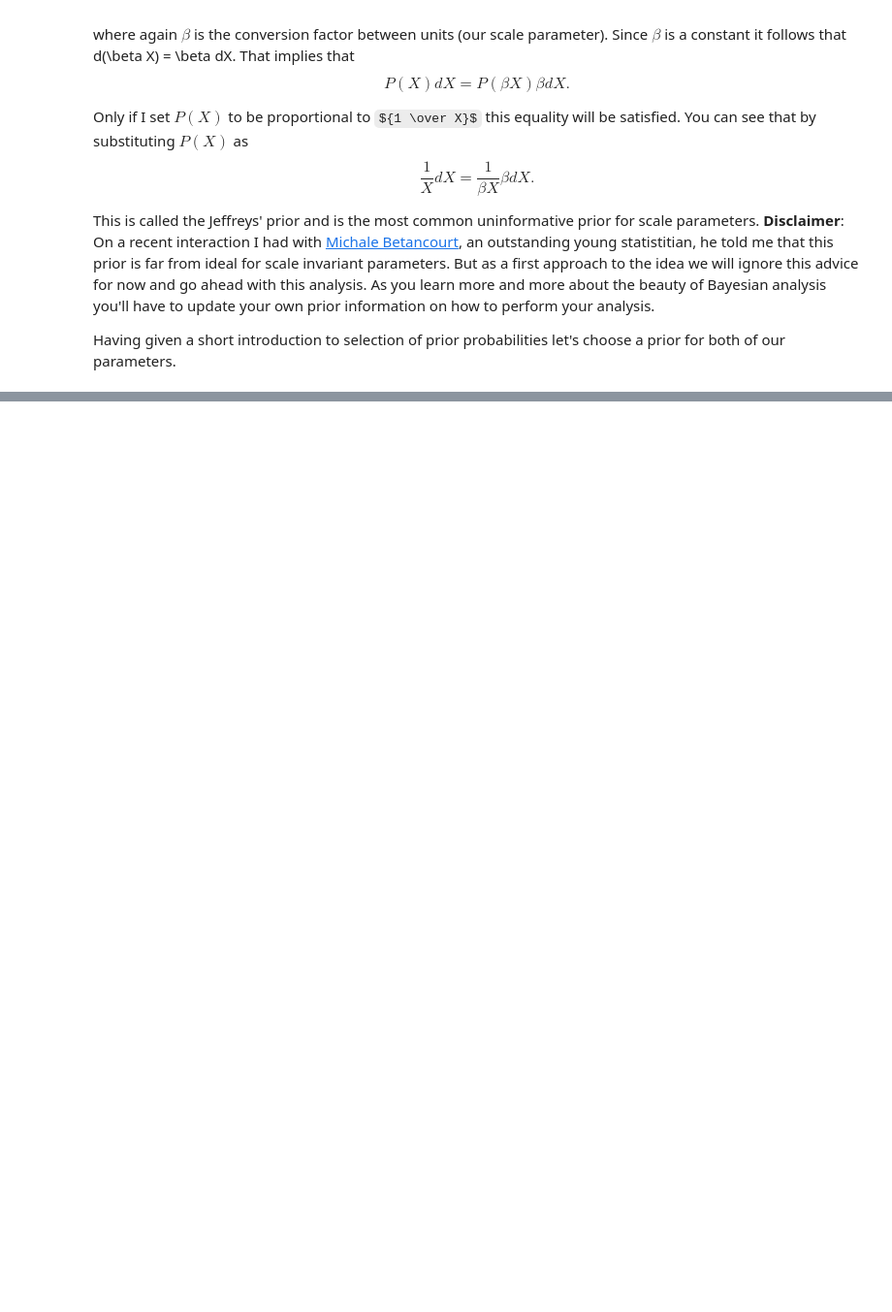
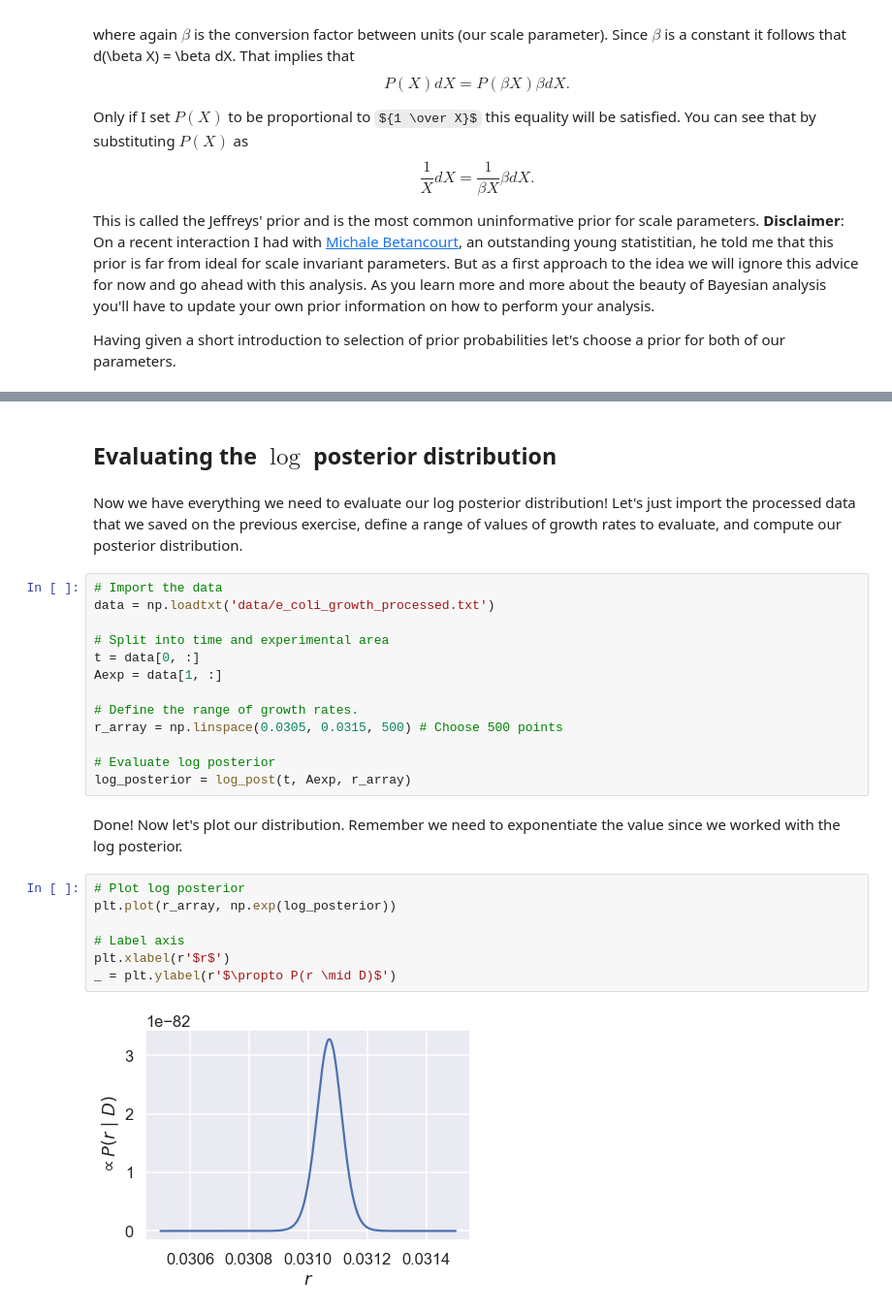
Before and after one commit to RPGroup-PBoC/ncbs_pboc, a Jupyter notebook: code/t1c_bayesian_inference.ipynb, the cells around one changed output, grey strips where cells are left out. Shown at 97% size. Saved outputs shown, nothing was run; the diff lists cells and outputs as text; some formulas as TeX source; blank space fills up the shorter version.

```diff
--- a/code/t1c_bayesian_inference.ipynb
+++ b/code/t1c_bayesian_inference.ipynb
@@ -196,0 +347,28 @@ Having given a short introduction to selection of prior probabilities let's choo
+# %% [markdown]
+## Evaluating the $\log$ posterior distribution
+# %% [markdown]
+Now we have everything we need to evaluate our log posterior distribution! Let's just import the processed data that we saved on the previous exercise, define a range of values of growth rates to evaluate, and compute our posterior distribution.
+# %%
+# Import the data
+data = np.loadtxt('data/e_coli_growth_processed.txt')
+
+# Split into time and experimental area
+t = data[0, :]
+Aexp = data[1, :]
+
+# Define the range of growth rates.
+r_array = np.linspace(0.0305, 0.0315, 500) # Choose 500 points
+
+# Evaluate log posterior
+log_posterior = log_post(t, Aexp, r_array)
+# %% [markdown]
+Done! Now let's plot our distribution. Remember we need to exponentiate the value since we worked with the log posterior.
+# %%
+# Plot log posterior
+plt.plot(r_array, np.exp(log_posterior))
+
+# Label axis
+plt.xlabel(r'$r$')
+_ = plt.ylabel(r'$\propto P(r \mid D)$')
+# %% [output]
+[figure, added]
```
Also changed, not shown: parts of 18 cells of this notebook.
